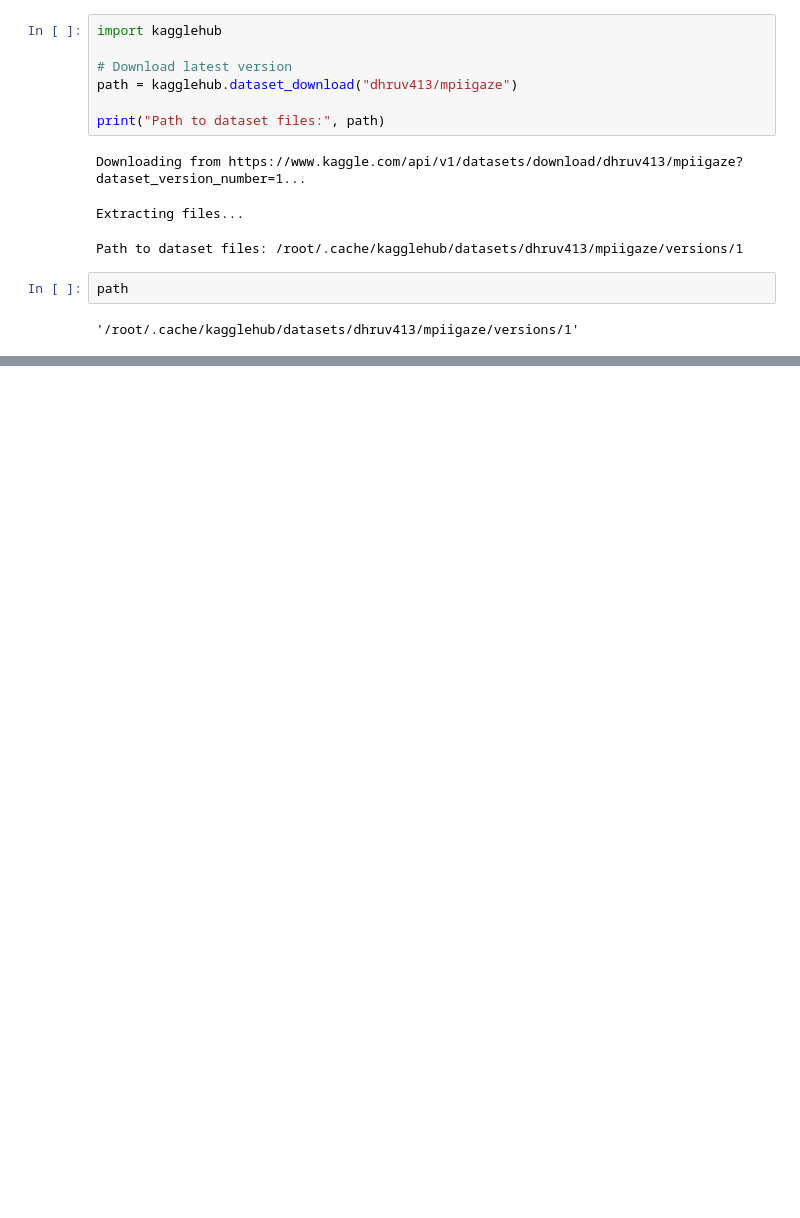
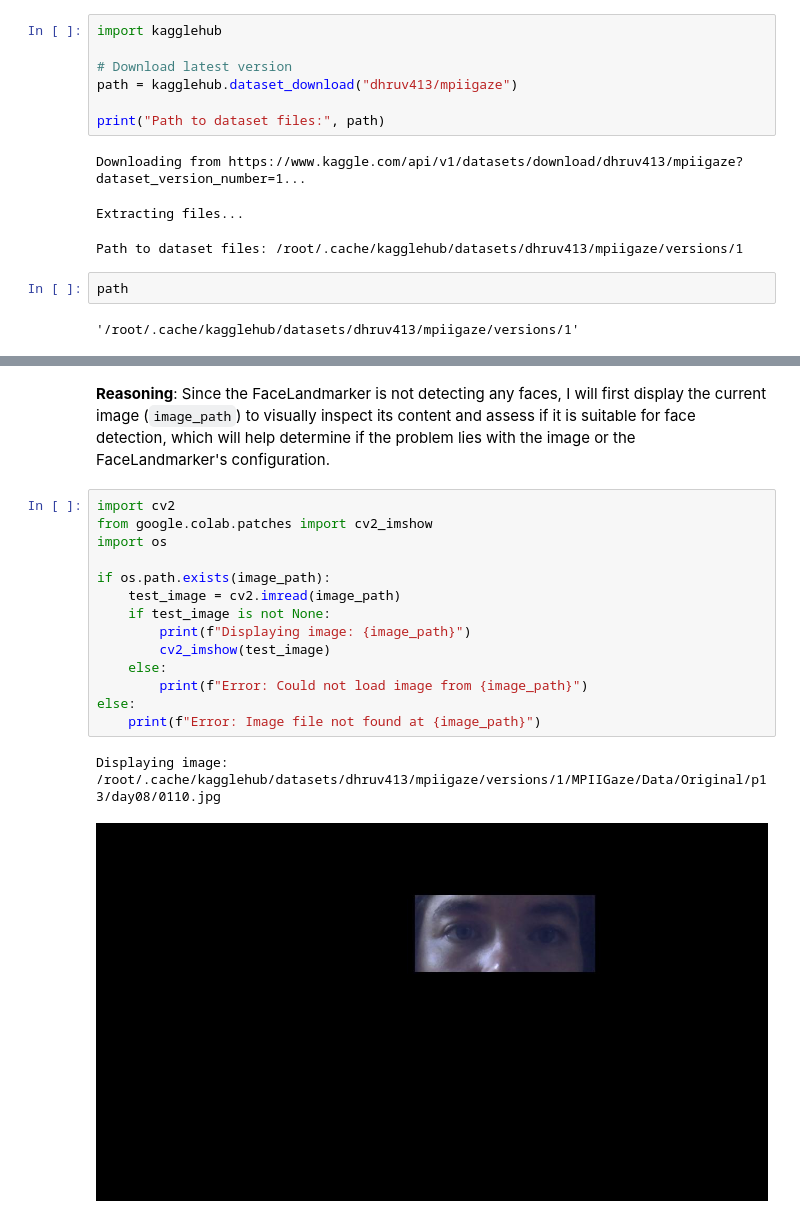
Before and after one commit to SalmanOkz/Ai-Based-Cheating-Plagiarism-Detection, a Jupyter notebook: Project.ipynb, the cells around one changed output, grey strips where cells are left out. Drawn from its saved outputs; the diff is of its cells as text; blank space fills up the shorter version.

```diff
--- a/Project.ipynb
+++ b/Project.ipynb
@@ -46,0 +189,20 @@ Requirement already satisfied: pycparser in /usr/local/lib/python3.12/dist-packa
+# %% [markdown]
+**Reasoning**:
+Since the FaceLandmarker is not detecting any faces, I will first display the current image (`image_path`) to visually inspect its content and assess if it is suitable for face detection, which will help determine if the problem lies with the image or the FaceLandmarker's configuration.
+# %%
+import cv2
+from google.colab.patches import cv2_imshow
+import os
+
+if os.path.exists(image_path):
+    test_image = cv2.imread(image_path)
+    if test_image is not None:
+        print(f"Displaying image: {image_path}")
+        cv2_imshow(test_image)
+    else:
+        print(f"Error: Could not load image from {image_path}")
+else:
+    print(f"Error: Image file not found at {image_path}")
+# %% [output]
+Displaying image: /root/.cache/kagglehub/datasets/dhruv413/mpiigaze/versions/1/MPIIGaze/Data/Original/p13/day08/0110.jpg
+[figure, added]
```
Also changed, not shown: parts of 18 cells of this notebook.
